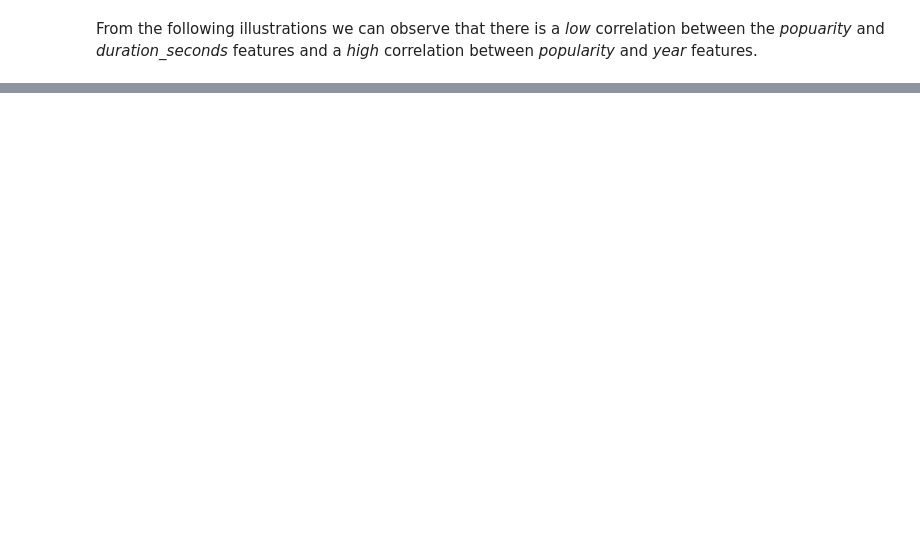
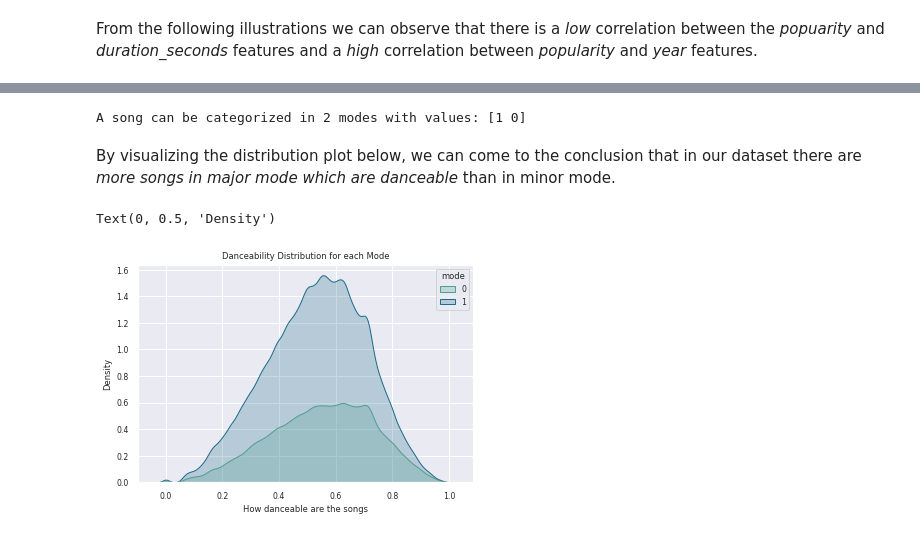
Before and after one commit to AnaMaria2019/data-vis-spotify-songs-dataset, a Jupyter notebook: data-vis-spotify-songs.ipynb, the cells around one changed output, grey strips where cells are left out. Cells and saved outputs as stored; diff of their text form; code cells hidden in the pictures; blank space fills up the shorter version.

```diff
--- a/data-vis-spotify-songs.ipynb
+++ b/data-vis-spotify-songs.ipynb
@@ -145,0 +195,23 @@ Text(0.5, 1.0, 'Popularity vs Duration in seconds features correlation')
+# %%
+songs_mode = data_shuffled['mode']
+unique_song_modes = songs_mode.unique()
+print(f'A song can be categorized in {len(unique_song_modes)} modes with values: {unique_song_modes}')
+# %% [output]
+A song can be categorized in 2 modes with values: [1 0]
+# %% [markdown]
+By visualizing the distribution plot below, we can come to the conclusion that in our dataset there are *more songs in major mode which are danceable* than in minor mode.
+# %%
+sb.kdeplot(
+    data=data_shuffled,
+    x='danceability',
+    hue='mode',
+    bw_adjust=0.7,
+    fill=True,
+    palette='crest'
+)
+plt.title('Danceability Distribution for each Mode')
+plt.xlabel('How danceable are the songs')
+plt.ylabel('Density')
+# %% [output]
+Text(0, 0.5, 'Density')
+[figure, added]
```
Also changed, not shown: parts of 28 cells of this notebook, 3 other files.
